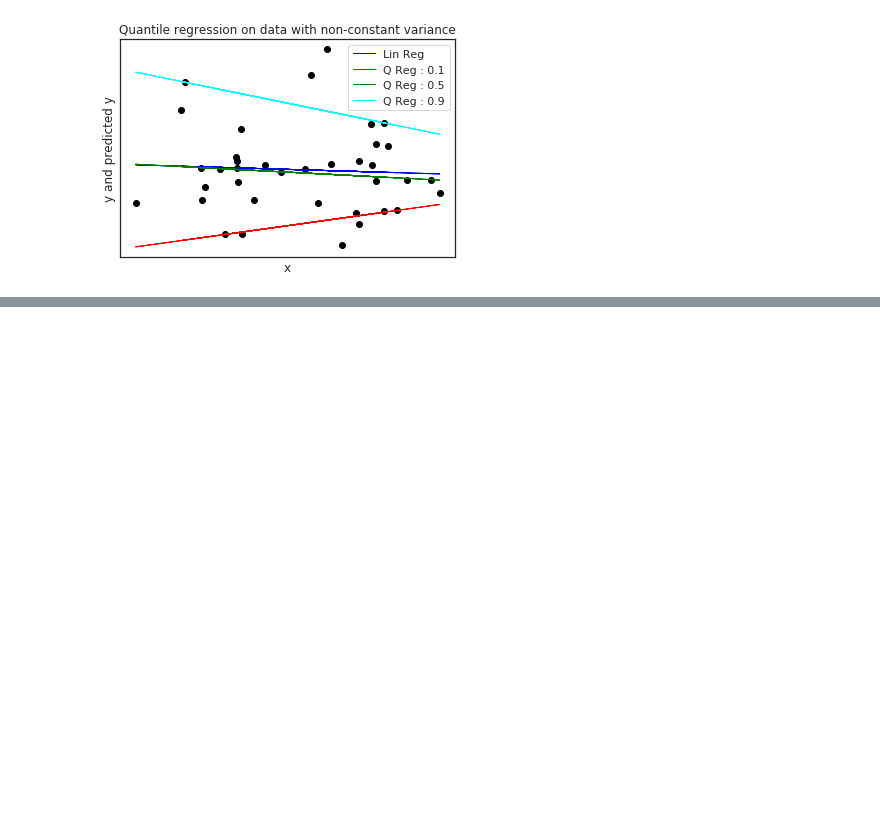
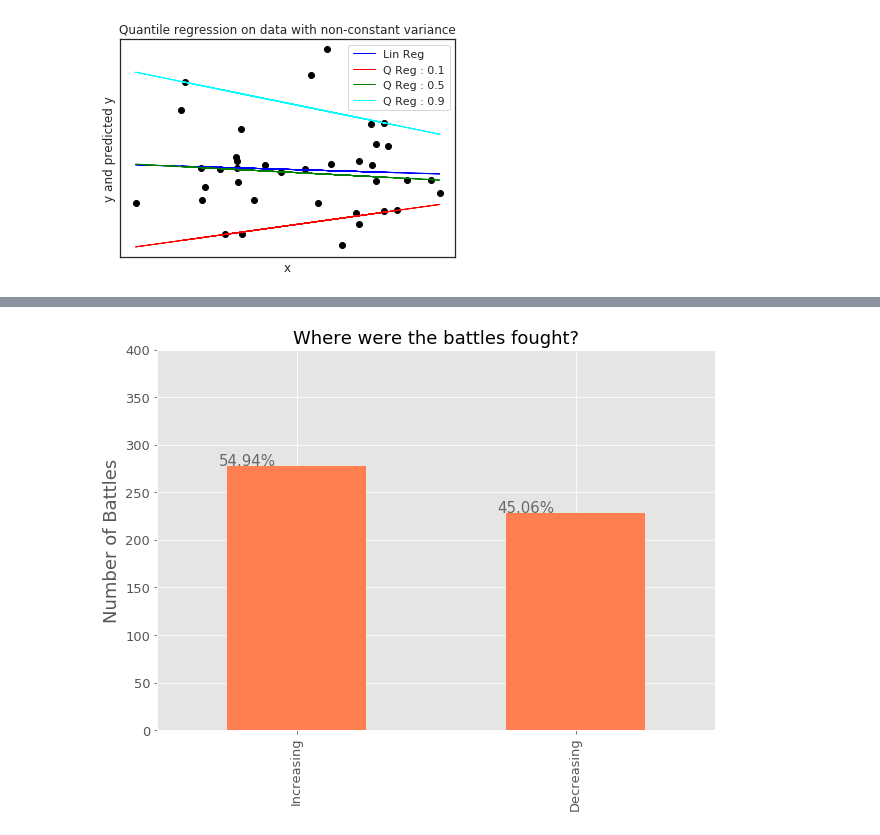
Before and after one commit to hatkanchana/FinanceCBSL, a Jupyter notebook: Colab's_New_Code_Editor.ipynb, the cells around one changed output, grey strips where cells are left out. Cells and saved outputs as stored; diff of their text form; code cells hidden in the pictures; blank space fills up the shorter version.

```diff
--- a/Colab's_New_Code_Editor.ipynb
+++ b/Colab's_New_Code_Editor.ipynb
@@ -766,0 +776,38 @@ http://pandas.pydata.org/pandas-docs/stable/user_guide/indexing.html#ix-indexer-
+# %%
+import numpy as np
+import pandas as pd
+import matplotlib.pyplot as plt
+plt.style.use('ggplot')
+%matplotlib inline
+
+# set jupyter's max row display
+pd.set_option('display.max_row', 1000)
+
+# set jupyter's max column width to 50
+pd.set_option('display.max_columns', 50)
+# %%
+ax = df['direction'].value_counts().plot(kind='bar', figsize=(10,7),
+                                        color="coral", fontsize=13);
+ax.set_alpha(0.8)
+ax.set_title("Where were the battles fought?", fontsize=18)
+ax.set_ylabel("Number of Battles", fontsize=18);
+ax.set_yticks([0, 50, 100, 150, 200,250,300,350,400])
+
+# create a list to collect the plt.patches data
+totals = []
+
+# find the values and append to list
+for i in ax.patches:
+    totals.append(i.get_height())
+
+# set individual bar lables using above list
+total = sum(totals)
+
+# set individual bar lables using above list
+for i in ax.patches:
+    # get_x pulls left or right; get_height pushes up or down
+    ax.text(i.get_x()-.03, i.get_height()+.5, \
+            str(round((i.get_height()/total)*100, 2))+'%', fontsize=15,
+                color='dimgrey')
+# %% [output]
+[figure, added]
```
Also changed, not shown: parts of 2 cells of this notebook.
